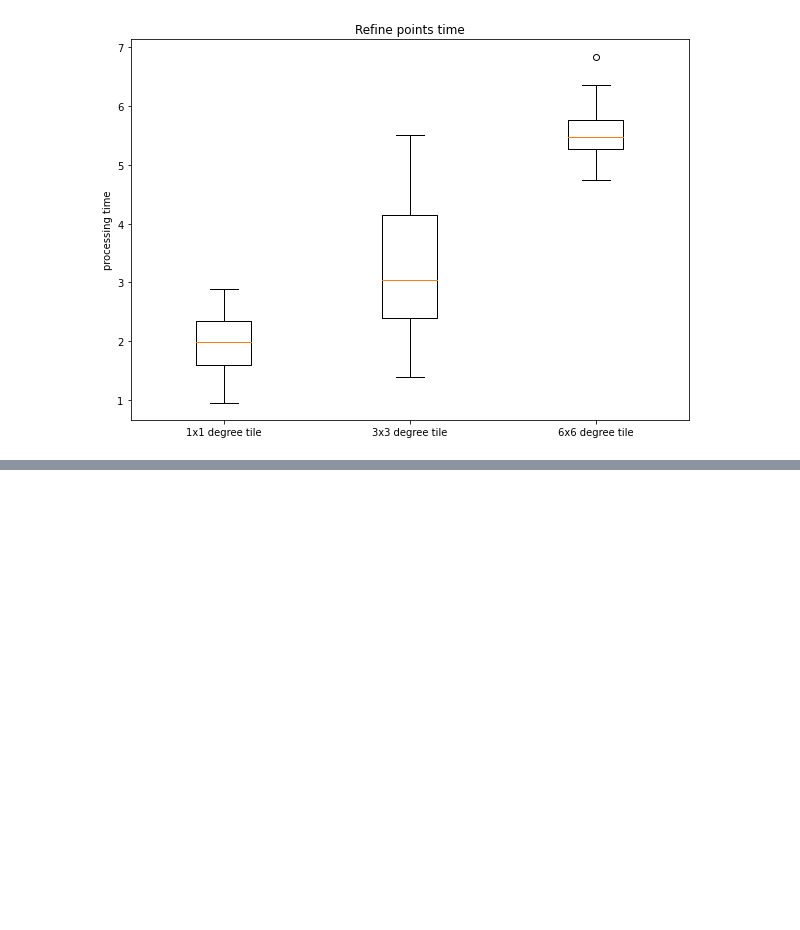
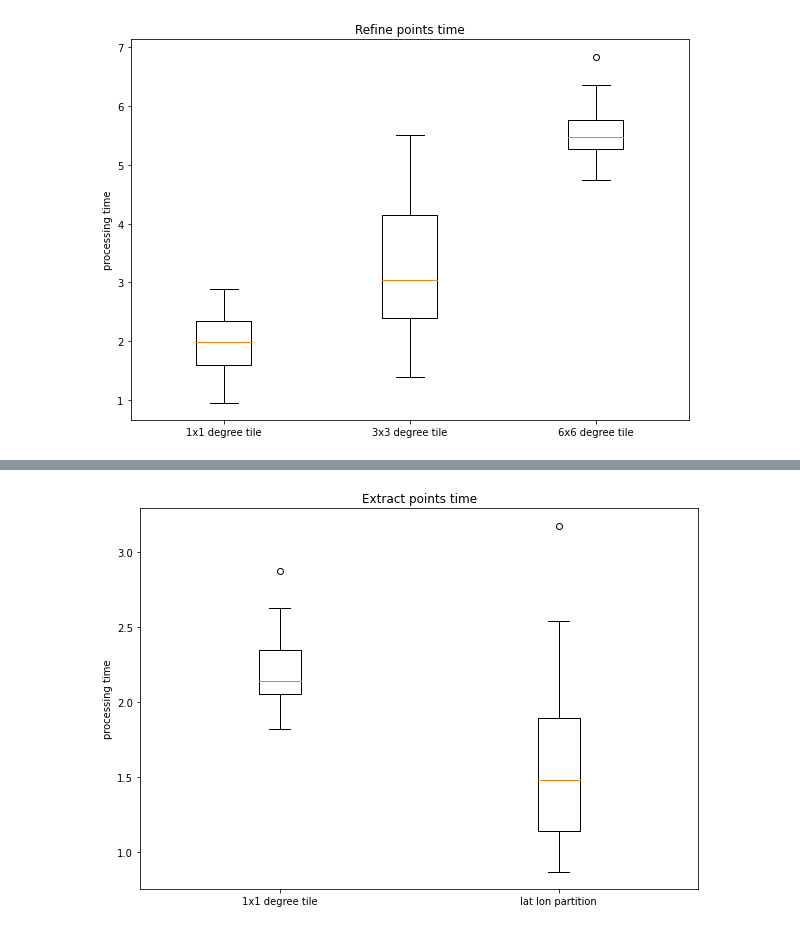
Before and after one commit to Open-Earth-Monitor/GlobalEarthPoint, a Jupyter notebook: test_partition.ipynb, the cells around one changed output, grey strips where cells are left out. Saved outputs shown, nothing was run; the diff lists cells and outputs as text; code cells hidden in the pictures; blank space fills up the shorter version.

Commit message:
test partition for 1x1 tile vs lat_lon

```diff
--- a/test_partition.ipynb
+++ b/test_partition.ipynb
@@ -461,0 +645,11 @@ plt.show()
+# %%
+ext_times_lat_lon=[]
+refine_times_lat_lon=[]
+total_times_lat_lon=[]
+for i in range(30):
+    rand_point = Point(random.uniform(12,18),random.uniform(6,12))
+    geometry = rand_point.buffer(1)
+    ext_time, refine_time, total_time = timer_lat_lon(geometry)
+    ext_times_lat_lon.append(ext_time)
+    refine_times_lat_lon.append(refine_time)
+    total_times_lat_lon.append(total_time)
@@ -461,0 +674,22 @@ plt.show()
+# %%
+import matplotlib.pyplot as plt
+import numpy as np
+
+fig = plt.figure(figsize =(10, 7))
+ax = fig.add_subplot(111)
+
+data = [ext_times_1,ext_times_lat_lon]
+
+# x-axis labels
+ax.set_xticklabels(['1x1 degree tile','lat lon partition'])
+# Creating plot
+plt.boxplot(data)
+
+
+plt.title("Extract points time")
+ax.set_ylabel('processing time')
+
+# show plot
+plt.show()
+# %% [output]
+[figure, added]
```
Also changed, not shown: parts of 23 cells of this notebook.
